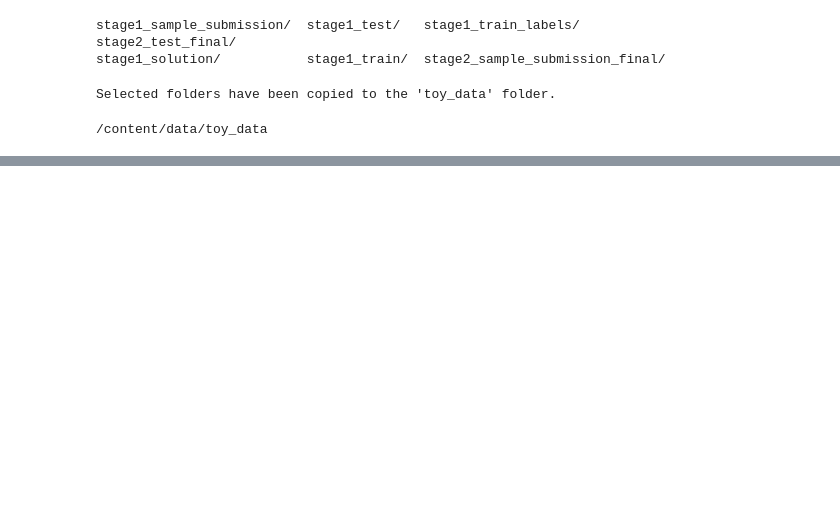
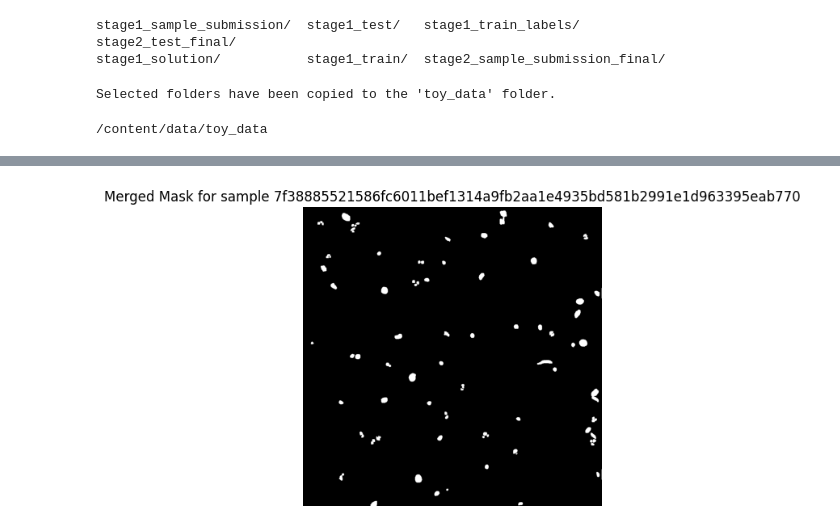
Before and after one commit to ryghrmni/DeepLifeProject, a Jupyter notebook: DeepLife_Draft.ipynb, the cells around one changed output, grey strips where cells are left out. Drawn from its saved outputs; the diff is of its cells as text; code cells hidden in the pictures; blank space fills up the shorter version.

```diff
--- a/DeepLife_Draft.ipynb
+++ b/DeepLife_Draft.ipynb
@@ -122,0 +222,30 @@ f487cc82271cf84b4414552aa8b0a9d82d902451ebe8e8bc639d4121c1672ff7/
+# %%
+def merge_masks(masks):
+    """
+    Merge masks by adding the values of corresponding pixels.
+
+    Args:
+    - masks (list of numpy arrays): List of masks where each mask is represented as a numpy array.
+
+    Returns:
+    - merged_mask (numpy array): Merged mask obtained by adding the values of corresponding pixels in the input masks.
+    """
+    # Initialize the merged mask with zeros
+    merged_mask = np.zeros_like(masks[0], dtype=np.uint8)
+
+    # Add the values of corresponding pixels in each mask
+    for mask in masks:
+        merged_mask += mask
+
+    return merged_mask
+# %%
+merged_mask = merge_masks(first_sample_masks)
+
+# Display the merged mask
+plt.figure()
+plt.imshow(merged_mask, cmap='gray')
+plt.title(f'Merged Mask for sample {first_sample_name}')
+plt.axis('off')
+plt.show()
+# %% [output]
+[figure, added]
```
Also changed, not shown: parts of 9 cells of this notebook.
